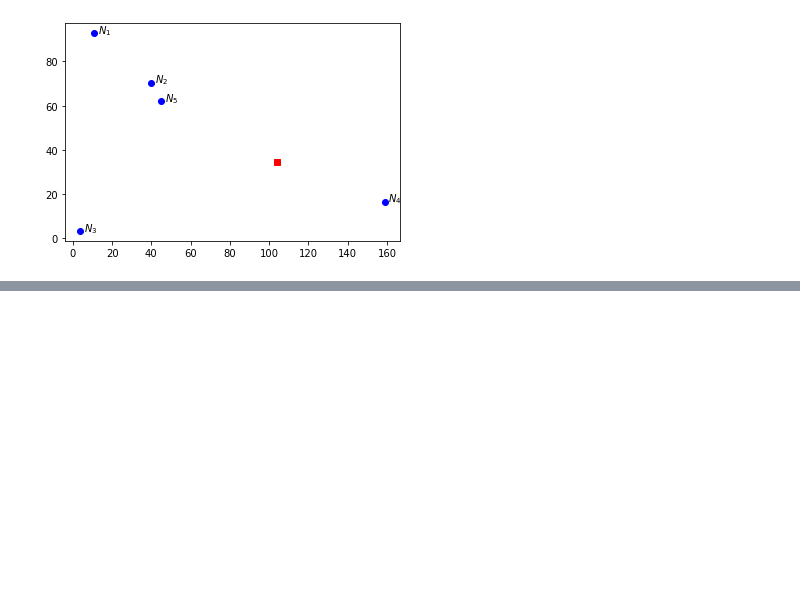
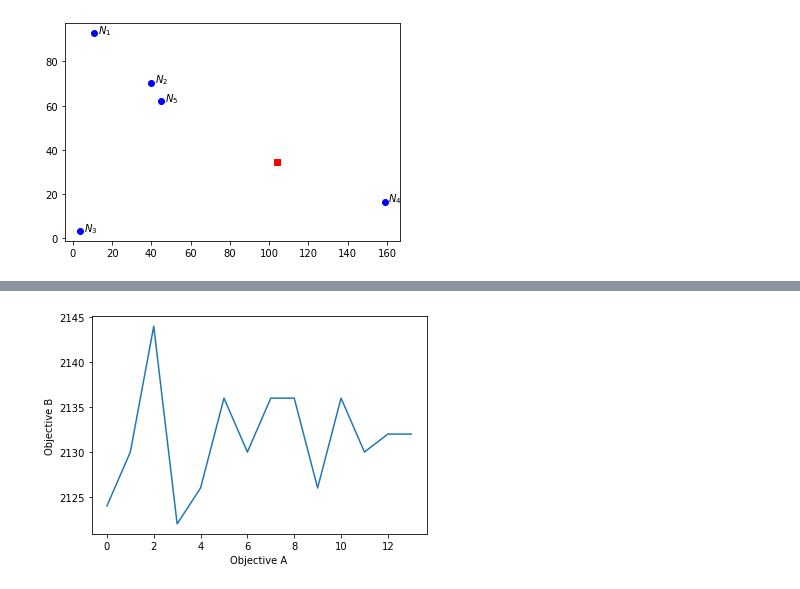
Before and after one commit to selfDiscipline/3L-SDVR, a Jupyter notebook: 3L-SDVR.ipynb, the cells around one changed output, grey strips where cells are left out. Saved outputs shown, nothing was run; the diff lists cells and outputs as text; code cells hidden in the pictures; blank space fills up the shorter version.

```diff
--- a/3L-SDVR.ipynb
+++ b/3L-SDVR.ipynb
@@ -407,0 +523,15 @@ TypeError: unsupported operand type(s) for -: 'float' and 'decimal.Decimal'
+# %%
+# Plot Pareto front (for two scores only)
+#
+x = minF1
+y = minF2
+z = maxF1
+k = maxF2
+plt.xlabel('Objective A')
+plt.ylabel('Objective B')
+
+plt.plot(y)
+# plt.savefig('pareto.png')
+plt.show()
+# %% [output]
+[figure, added]
```
Also changed, not shown: parts of 17 cells of this notebook.
